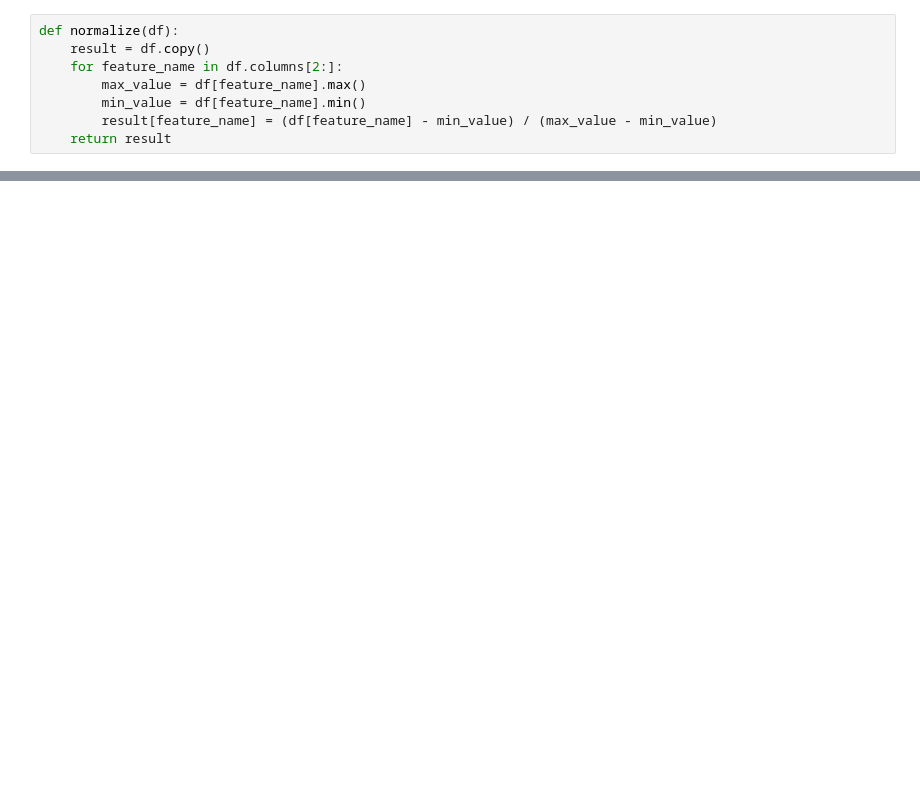
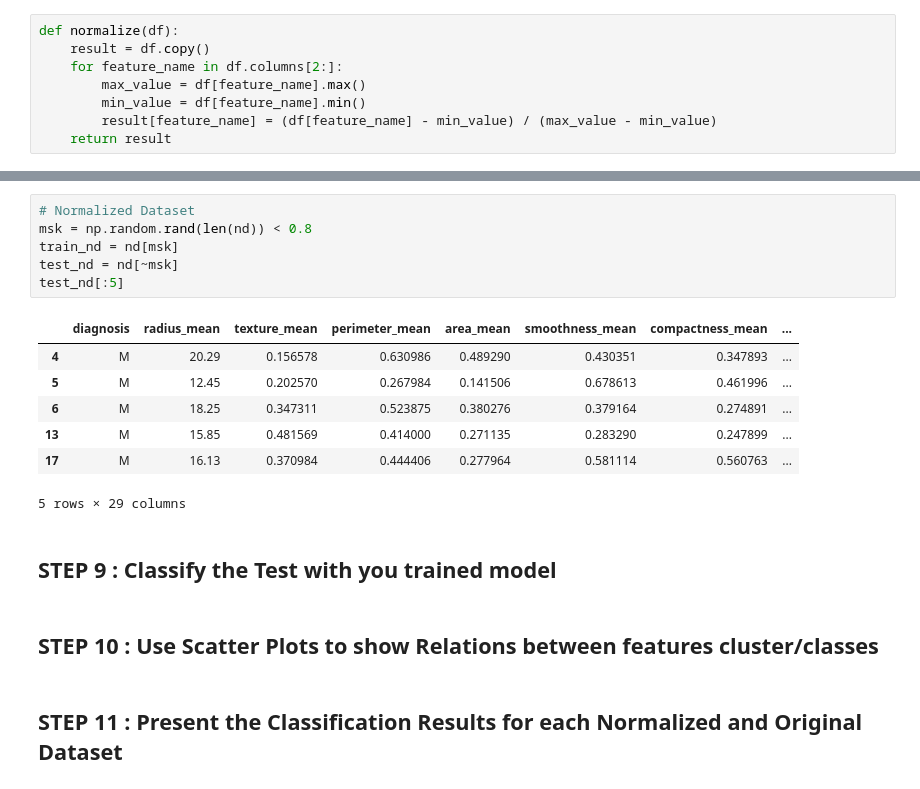
Before and after one commit to HaaaToka/DataIntensiveAssignments, a Jupyter notebook: ClusteringAndClassification/main.ipynb, the cells around one changed output, grey strips where cells are left out. Cells and saved outputs as stored; diff of their text form; blank space fills up the shorter version.

```diff
--- a/ClusteringAndClassification/main.ipynb
+++ b/ClusteringAndClassification/main.ipynb
@@ -64,0 +143,20 @@ test_od[1:5]
+# %%
+# Normalized Dataset
+msk = np.random.rand(len(nd)) < 0.8
+train_nd = nd[msk]
+test_nd = nd[~msk]
+test_nd[:5]
+# %% [output]
+|  | diagnosis | radius_mean | texture_mean | perimeter_mean | area_mean | smoothness_mean | compactness_mean | ... |
+| 4 | M | 20.29 | 0.156578 | 0.630986 | 0.489290 | 0.430351 | 0.347893 | ... |
+| 5 | M | 12.45 | 0.202570 | 0.267984 | 0.141506 | 0.678613 | 0.461996 | ... |
+| 6 | M | 18.25 | 0.347311 | 0.523875 | 0.380276 | 0.379164 | 0.274891 | ... |
+| 13 | M | 15.85 | 0.481569 | 0.414000 | 0.271135 | 0.283290 | 0.247899 | ... |
+| 17 | M | 16.13 | 0.370984 | 0.444406 | 0.277964 | 0.581114 | 0.560763 | ... |
+5 rows × 29 columns
+# %% [markdown]
+## STEP 9 : Classify the Test with you trained model
+# %% [markdown]
+## STEP 10 : Use Scatter Plots to show Relations between  features cluster/classes
+# %% [markdown]
+## STEP 11 : Present the Classification Results for each Normalized and Original Dataset
```
Also changed, not shown: parts of 17 cells of this notebook.
